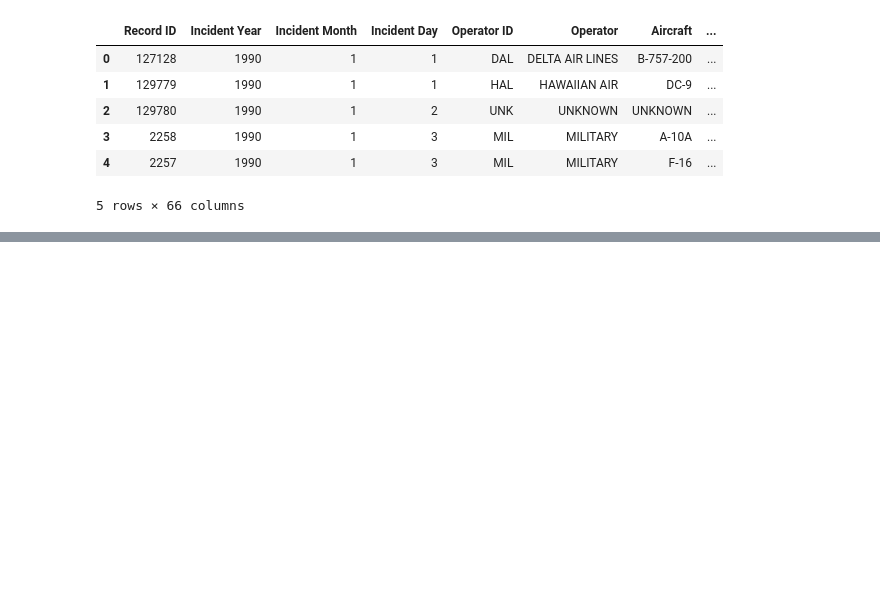
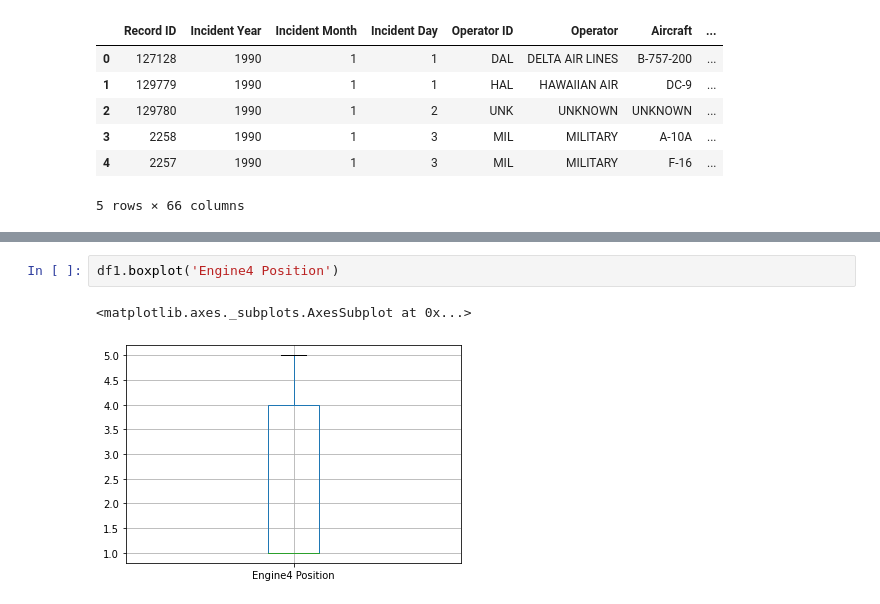
Before and after one commit to rekuantsun/PTDL-Python, a Jupyter notebook: Pandas_4.ipynb, the cells around one changed output, grey strips where cells are left out. Saved outputs shown, nothing was run; the diff lists cells and outputs as text; blank space fills up the shorter version.

```diff
--- a/Pandas_4.ipynb
+++ b/Pandas_4.ipynb
@@ -176,0 +104,5 @@ df.boxplot(column='Speed')
+# %%
+df1.boxplot('Engine4 Position')
+# %% [output]
+<matplotlib.axes._subplots.AxesSubplot at 0x...>
+[figure, added]
```
Also changed, not shown: parts of 60 cells of this notebook.
